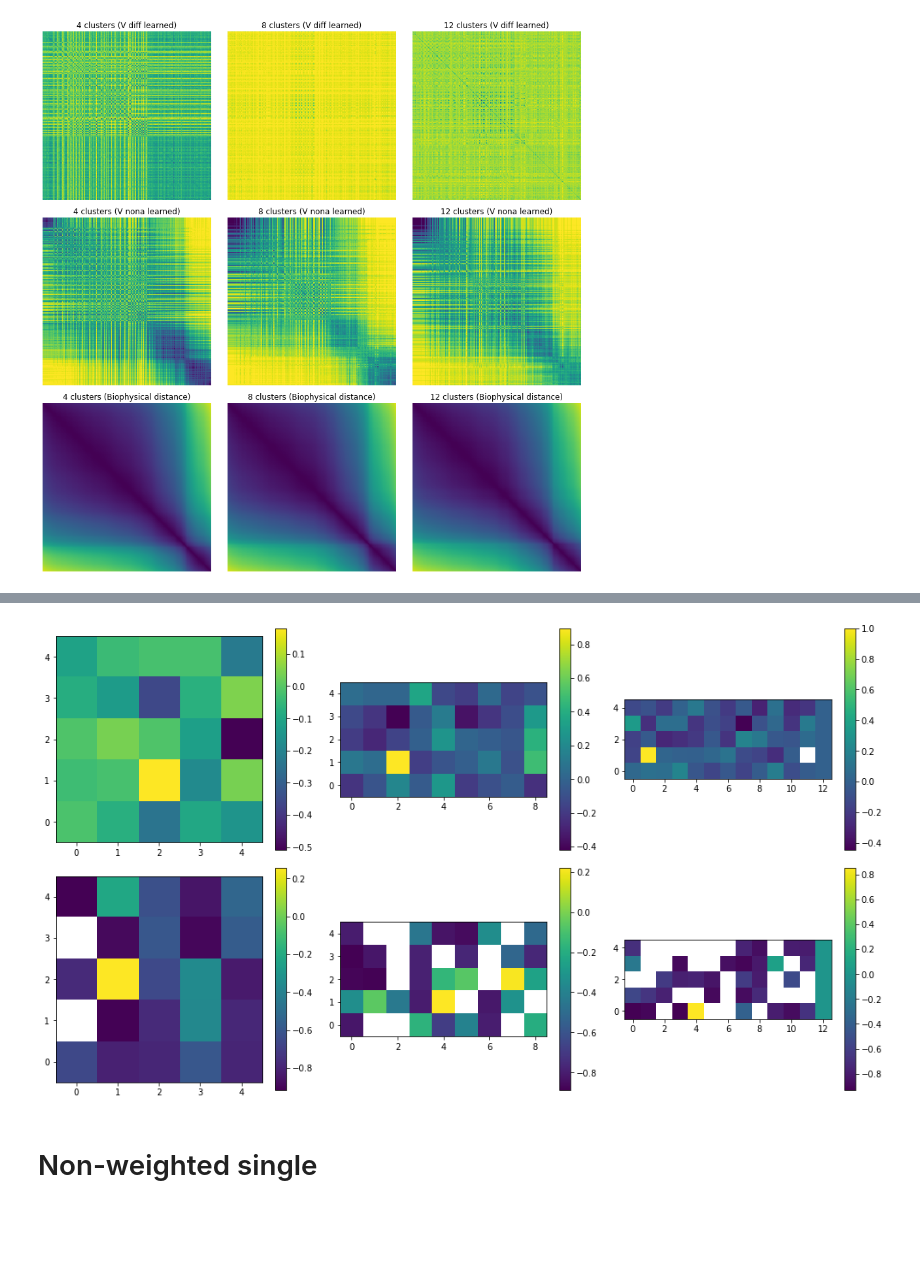
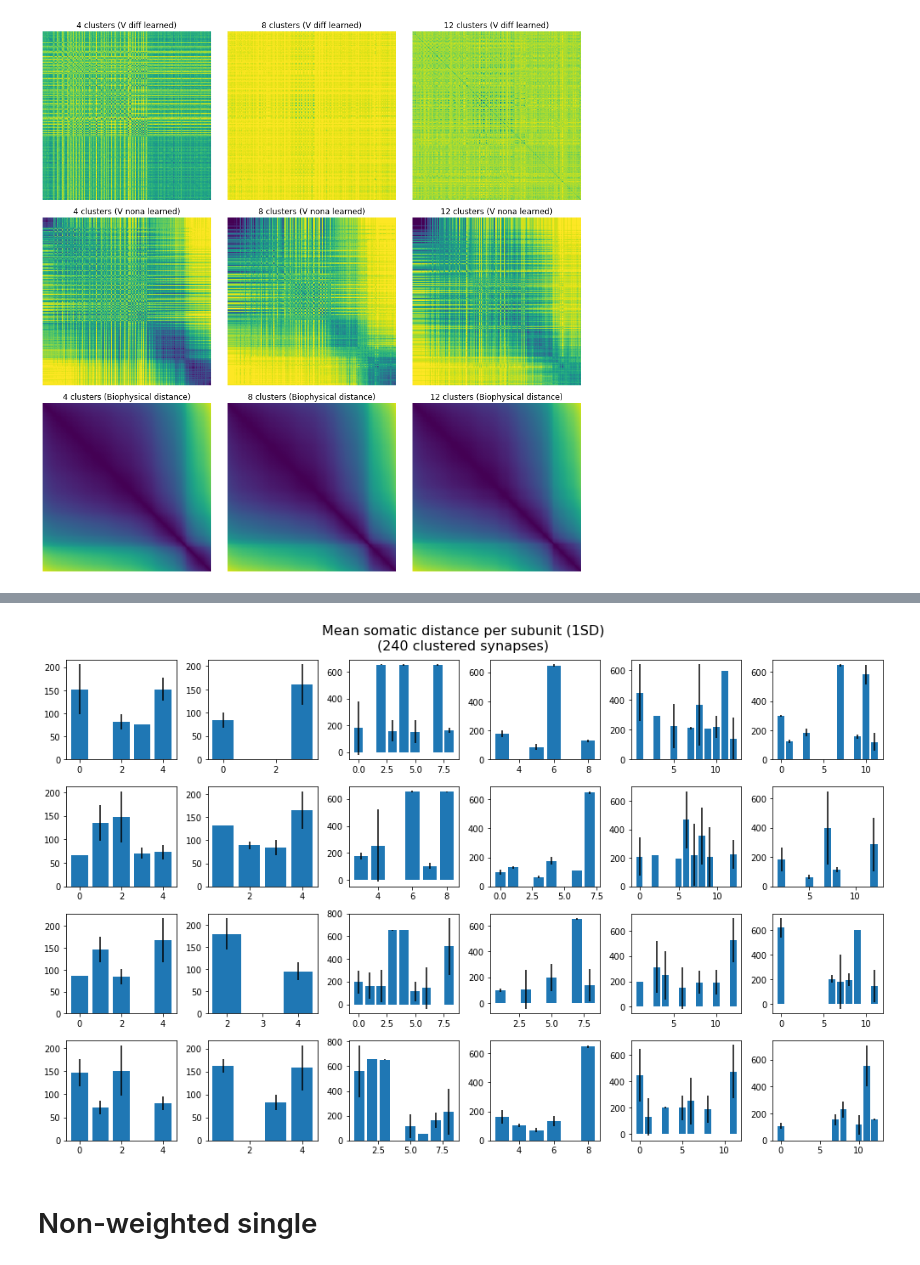
Before and after one commit to yjkimnada/dendrite, a Jupyter notebook: clust_rsa.ipynb, the cells around one changed output, grey strips where cells are left out. Cells and saved outputs as stored; diff of their text form; code cells hidden in the pictures; blank space fills up the shorter version.

```diff
--- a/clust_rsa.ipynb
+++ b/clust_rsa.ipynb
@@ -551,24 +576,19 @@ for i in tnrange(5):
-# %%
-fig, ax = plt.subplots(nrows=2, ncols=3, figsize=(14,8))
-
-im1 = ax[0,0].imshow(C4_diff_scale_corr, origin='lower')
-im2 = ax[1,0].imshow(C4_nona_scale_corr, origin='lower')
-im3 = ax[0,1].imshow(C8_diff_scale_corr, origin='lower')
-im4 = ax[1,1].imshow(C8_nona_scale_corr, origin='lower')
-im5 = ax[0,2].imshow(C12_diff_scale_corr, origin='lower')
-im6 = ax[1,2].imshow(C12_nona_scale_corr, origin='lower')
-
-plt.colorbar(im1, ax=ax[0,0])
-plt.colorbar(im2, ax=ax[1,0])
-plt.colorbar(im3, ax=ax[0,1])
-plt.colorbar(im4, ax=ax[1,1])
-plt.colorbar(im5, ax=ax[0,2])
-plt.colorbar(im6, ax=ax[1,2])
-
-fig.tight_layout()
-plt.show()
-# %% [output]
-[figure, removed]
+# %%
+fig, ax = plt.subplots(nrows=rep_no, ncols=6, figsize=(14,9))
+
+for row in range(rep_no):
+    ax[row,0].bar(np.arange(5), C4_diff_dist[row,:,0], yerr=C4_diff_dist[row,:,1])
+    ax[row,1].bar(np.arange(5), C4_nona_dist[row,:,0], yerr=C4_nona_dist[row,:,1])
+    ax[row,2].bar(np.arange(9), C8_diff_dist[row,:,0], yerr=C8_diff_dist[row,:,1])
+    ax[row,3].bar(np.arange(9), C8_nona_dist[row,:,0], yerr=C8_nona_dist[row,:,1])
+    ax[row,4].bar(np.arange(13), C12_diff_dist[row,:,0], yerr=C12_diff_dist[row,:,1])
+    ax[row,5].bar(np.arange(13), C12_nona_dist[row,:,0], yerr=C12_nona_dist[row,:,1])
+
+fig.suptitle("Mean somatic distance per subunit (1SD)\n(240 clustered synapses)", fontsize=16)
+fig.tight_layout()
+plt.show()
+# %% [output]
+[figure, added]
 # %% [markdown]
 # Non-weighted single
 # %%
```
Also changed, not shown: parts of 10 cells of this notebook.
